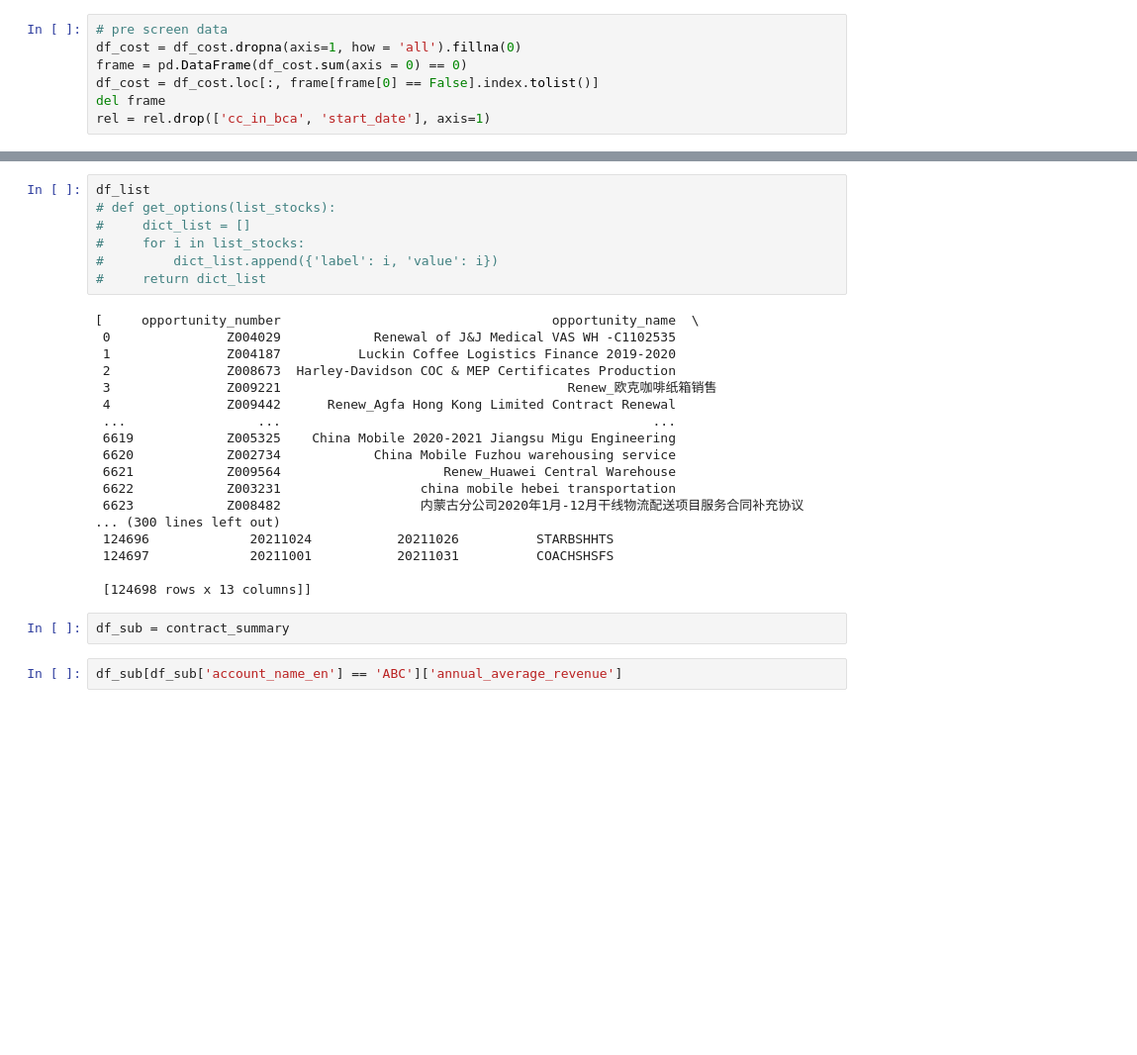
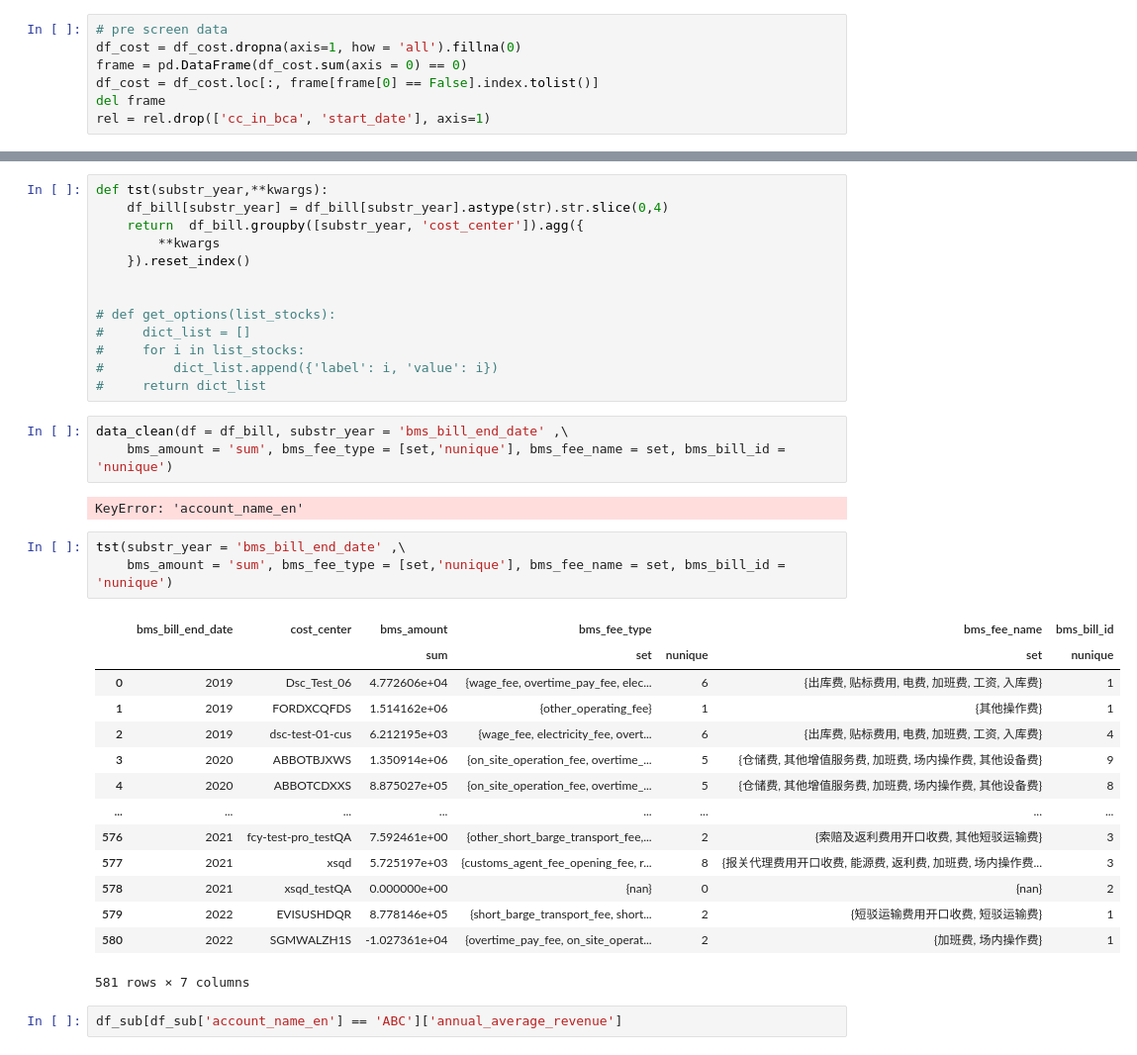
Before and after one commit to fyenne/play8_paint, a Jupyter notebook: profile.ipynb, the cells around one changed output, grey strips where cells are left out. Shown at 99% size. Cells and saved outputs as stored; diff of their text form; blank space fills up the shorter version.

```diff
--- a/profile.ipynb
+++ b/profile.ipynb
@@ -124,30 +142,39 @@ bill_cust = to_cust_level(df_bill)
 # %%
-df_list
+def tst(substr_year,**kwargs):
+    df_bill[substr_year] = df_bill[substr_year].astype(str).str.slice(0,4)
+    return  df_bill.groupby([substr_year, 'cost_center']).agg({
+        **kwargs
+    }).reset_index()
+
+
 # def get_options(list_stocks):
 #     dict_list = []
 #     for i in list_stocks:
 #         dict_list.append({'label': i, 'value': i})
 #     return dict_list
-# %% [output]
-[     opportunity_number                                   opportunity_name  \
- 0               Z004029            Renewal of J&J Medical VAS WH -C1102535
- 1               Z004187          Luckin Coffee Logistics Finance 2019-2020
- 2               Z008673  Harley-Davidson COC & MEP Certificates Production
- 3               Z009221                                     Renew_欧克咖啡纸箱销售
- 4               Z009442      Renew_Agfa Hong Kong Limited Contract Renewal
- ...                 ...                                                ...
- 6619            Z005325    China Mobile 2020-2021 Jiangsu Migu Engineering
- 6620            Z002734            China Mobile Fuzhou warehousing service
- 6621            Z009564                     Renew_Huawei Central Warehouse
- 6622            Z003231                  china mobile hebei transportation
- 6623            Z008482                  内蒙古分公司2020年1月-12月干线物流配送项目服务合同补充协议
-... (300 lines left out)
- 124696             20211024           20211026          STARBSHHTS
- 124697             20211001           20211031          COACHSHSFS
-
- [124698 rows x 13 columns]]
-# %%
-df_sub = contract_summary
+# %%
+data_clean(df = df_bill, substr_year = 'bms_bill_end_date' ,\
+    bms_amount = 'sum', bms_fee_type = [set,'nunique'], bms_fee_name = set, bms_bill_id = 'nunique')
+# %% [output]
+KeyError: 'account_name_en'
+# %%
+tst(substr_year = 'bms_bill_end_date' ,\
+    bms_amount = 'sum', bms_fee_type = [set,'nunique'], bms_fee_name = set, bms_bill_id = 'nunique')
+# %% [output]
+|  | bms_bill_end_date | cost_center | bms_amount | bms_fee_type |  | bms_fee_name | bms_bill_id |
+|  |  |  | sum | set | nunique | set | nunique |
+| 0 | 2019 | Dsc_Test_06 | 4.772606e+04 | {wage_fee, overtime_pay_fee, elec... | 6 | {出库费, 贴标费用, 电费, 加班费, 工资, 入库费} | 1 |
+| 1 | 2019 | FORDXCQFDS | 1.514162e+06 | {other_operating_fee} | 1 | {其他操作费} | 1 |
+| 2 | 2019 | dsc-test-01-cus | 6.212195e+03 | {wage_fee, electricity_fee, overt... | 6 | {出库费, 贴标费用, 电费, 加班费, 工资, 入库费} | 4 |
+| 3 | 2020 | ABBOTBJXWS | 1.350914e+06 | {on_site_operation_fee, overtime_... | 5 | {仓储费, 其他增值服务费, 加班费, 场内操作费, 其他设备费} | 9 |
+| 4 | 2020 | ABBOTCDXXS | 8.875027e+05 | {on_site_operation_fee, overtime_... | 5 | {仓储费, 其他增值服务费, 加班费, 场内操作费, 其他设备费} | 8 |
+| ... | ... | ... | ... | ... | ... | ... | ... |
+| 576 | 2021 | fcy-test-pro_testQA | 7.592461e+00 | {other_short_barge_transport_fee,... | 2 | {索赔及返利费用开口收费, 其他短驳运输费} | 3 |
+| 577 | 2021 | xsqd | 5.725197e+03 | {customs_agent_fee_opening_fee, r... | 8 | {报关代理费用开口收费, 能源费, 返利费, 加班费, 场内操作费... | 3 |
+| 578 | 2021 | xsqd_testQA | 0.000000e+00 | {nan} | 0 | {nan} | 2 |
+| 579 | 2022 | EVISUSHDQR | 8.778146e+05 | {short_barge_transport_fee, short... | 2 | {短驳运输费用开口收费, 短驳运输费} | 1 |
+| 580 | 2022 | SGMWALZH1S | -1.027361e+04 | {overtime_pay_fee, on_site_operat... | 2 | {加班费, 场内操作费} | 1 |
+581 rows × 7 columns
 # %%
 df_sub[df_sub['account_name_en'] == 'ABC']['annual_average_revenue']
 # %%
```
Also changed, not shown: parts of 8 cells of this notebook.
